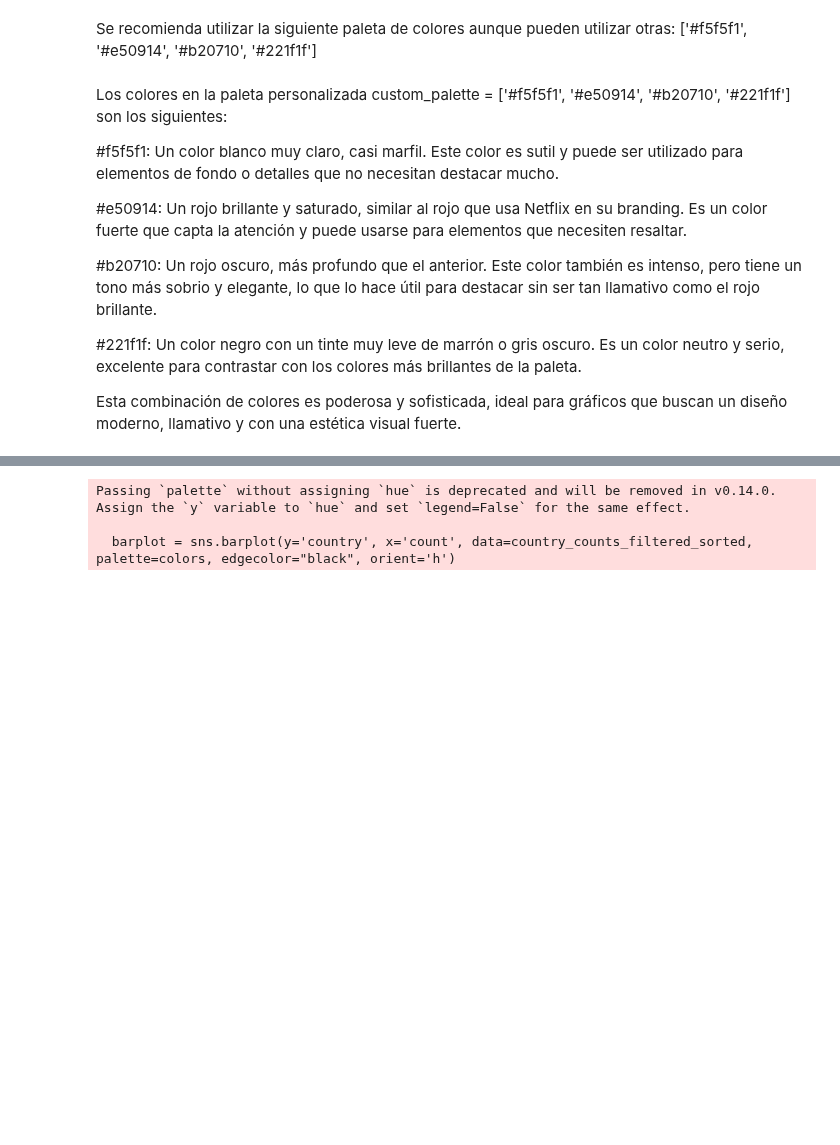
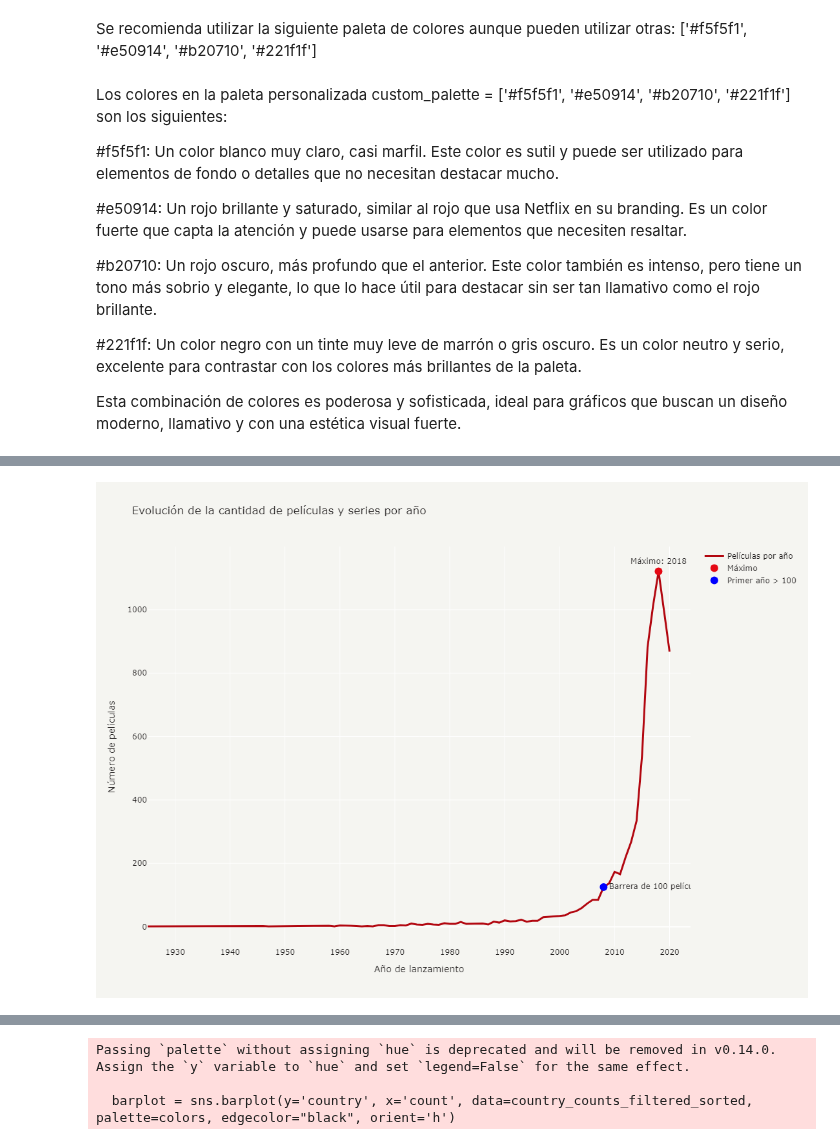
Before and after one commit to phobbins/AnalisisDatos, a Jupyter notebook: Practico 2/practico2.ipynb, the cells around one changed output, grey strips where cells are left out. Saved outputs shown, nothing was run; the diff lists cells and outputs as text; code cells hidden in the pictures; blank space fills up the shorter version.

```diff
--- a/Practico 2/practico2.ipynb
+++ b/Practico 2/practico2.ipynb
@@ -222,0 +172,81 @@ Passing `palette` without assigning `hue` is deprecated and will be removed in v
+# %%
+import plotly.graph_objects as go
+import pandas as pd
+
+# Definir colores personalizados
+bright_red = '#e50914'  # Rojo brillante para resaltar
+dark_red = '#b20710'    # Rojo oscuro para la línea principal
+background_color = '#f5f5f1'  # Color de fondo blanco
+text_color = '#221f1f'  # Color de las letras negro
+
+# Contar el número de películas por año
+year_counts = df['release_year'].value_counts().reset_index()
+year_counts.columns = ['release_year', 'count']
+
+# Ordenar por año
+year_counts_sorted = year_counts.sort_values(by='release_year')
+
+# Filtrar solo hasta el año 2020
+year_counts_sorted = year_counts_sorted[year_counts_sorted['release_year'] <= 2020]
+
+# Encontrar el valor máximo
+max_year = year_counts_sorted.loc[year_counts_sorted['count'].idxmax(), 'release_year']
+max_count = year_counts_sorted['count'].max()
+
+# Filtrar los años donde hay más de 100 películas
+years_above_100 = year_counts_sorted[year_counts_sorted['count'] > 100]
+
+# Encontrar el primer año en el que se superaron las 100 películas
+first_above_100_year = years_above_100.iloc[0]['release_year']
+first_above_100_count = years_above_100.iloc[0]['count']
+
+# Crear la gráfica con Plotly
+fig = go.Figure()
+
+# Agregar línea principal
+fig.add_trace(go.Scatter(
+    x=year_counts_sorted['release_year'],
+    y=year_counts_sorted['count'],
+    mode='lines',
+    line=dict(color=dark_red, width=3),
+    name='Películas por año'
+))
+
+# Resaltar el punto máximo
+fig.add_trace(go.Scatter(
+    x=[max_year],
+    y=[max_count],
+    mode='markers+text',
+    text=[f'Máximo: {max_year}'],
+    textposition="top center",
+    marker=dict(color=bright_red, size=12),
+    name='Máximo'
+))
+
+# Resaltar el primer año con más de 100 películas
+fig.add_trace(go.Scatter(
+    x=[first_above_100_year],
+    y=[first_above_100_count],
+    mode='markers+text',
+    text=[f'Barrera de 100 películas: {first_above_100_year}'],
+    textposition="middle right",
+    marker=dict(color='blue', size=12, symbol='circle'),
+    name='Primer año > 100'
+))
+
+# Configurar el gráfico
+fig.update_layout(
+    title='Evolución de la cantidad de películas y series por año',
+    xaxis_title='Año de lanzamiento',
+    yaxis_title='Número de películas',
+    plot_bgcolor=background_color,
+    paper_bgcolor=background_color,
+    font=dict(color=text_color),
+    width=1100,
+    height=800
+)
+
+# Mostrar el gráfico
+fig.show()
+# %% [output]
+[figure, added]
```
Also changed, not shown: parts of 9 cells of this notebook.
